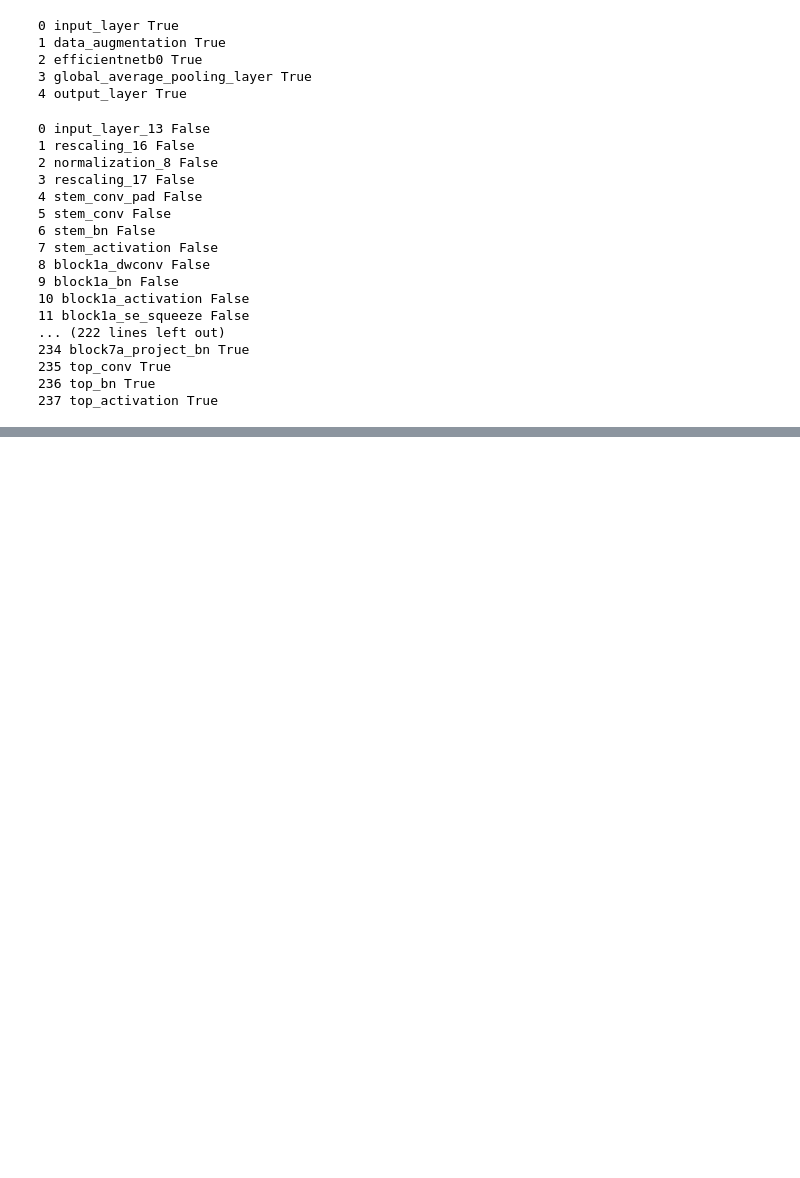
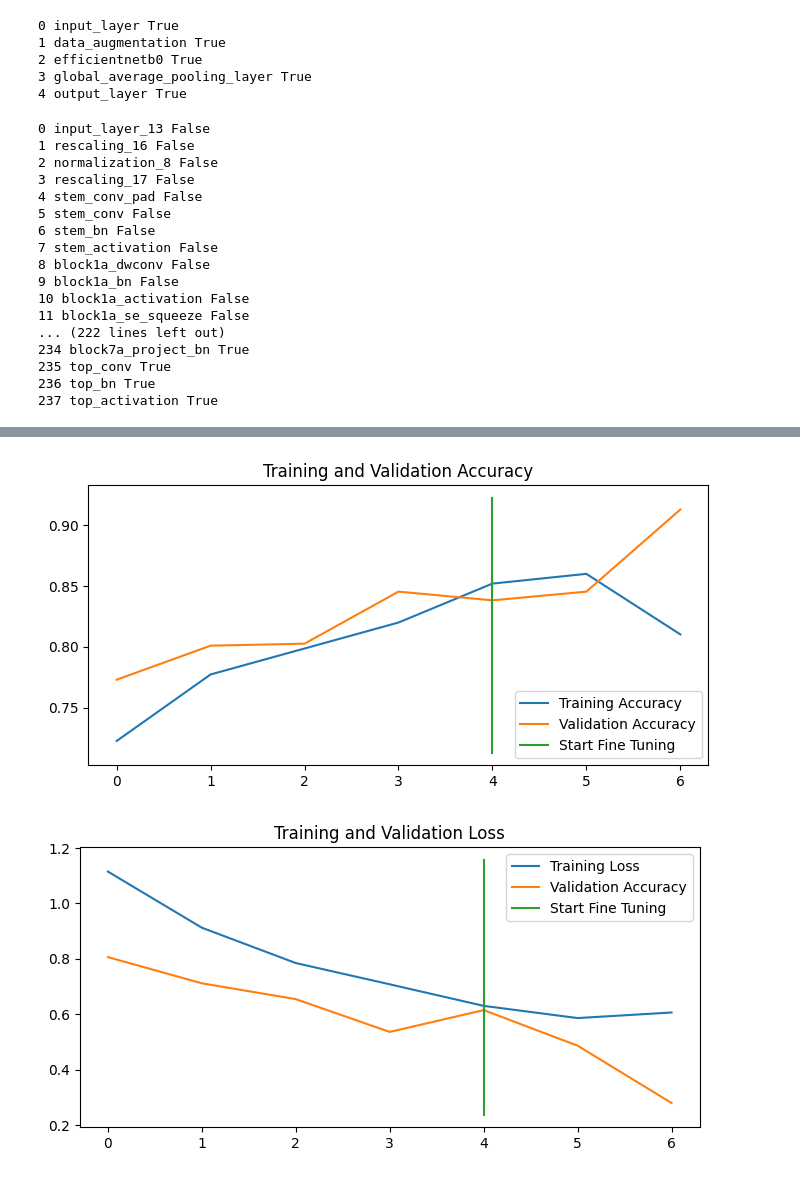
Before and after one commit to JJThoms1/05_transfer_learning_in_tensorflow_part_2_fine_tuning, a Jupyter notebook: 05_transfer_learning_in_tensorflow_part_2_fine_tuning.ipynb, the cells around one changed output, grey strips where cells are left out. Drawn from its saved outputs; the diff is of its cells as text; code cells hidden in the pictures; blank space fills up the shorter version.

```diff
--- a/05_transfer_learning_in_tensorflow_part_2_fine_tuning.ipynb
+++ b/05_transfer_learning_in_tensorflow_part_2_fine_tuning.ipynb
@@ -1081,3 +1081,20 @@ for layer_number, layer in enumerate(model_2.layers[2].layers):
 235 top_conv True
 236 top_bn True
 237 top_activation True
+# %%
+# Compile
+model_2.compile(loss="categorical_crossentropy",
+                optimizer=tf.keras.optimizers.Adam(learning_rate=0.0001),
+                metrics=["accuracy"])
+# %%
+# Continue to train and fine-tune the model to our data (100% of training data)
+fine_tune_epochs = initial_epochs + 5
+
+# Refit the model (same as model_2 except with more trainable layers)
+history_fine_10_classes_full = model_2.fit(train_data_10_classes_full,
+                                           epochs=fine_tune_epochs,
+                                           validation_data=test_data,
+                                           validation_steps=int(0.25 * len(test_data)),
+                                           initial_epoch=history_fine_10_percent_data_aug.epoch[-1], # start training from the last epoch of history
+                                           callbacks=[create_tensorboard_callback(dir_name="transfer_learning",
+                                                                                  experiment_name="full_10_classes_fine_tune_last_10")])
@@ -1083,0 +1112,8 @@ for layer_number, layer in enumerate(model_2.layers[2].layers):
+# %%
+# How did fine-tuning go with more data?
+compare_historys(original_history=history_fine_10_percent_data_aug,
+                 new_history=history_fine_10_classes_full,
+                 initial_epochs=5)
+# %% [output]
+[figure, added]
+[figure, added]
```
Also changed, not shown: parts of 2 cells of this notebook.
